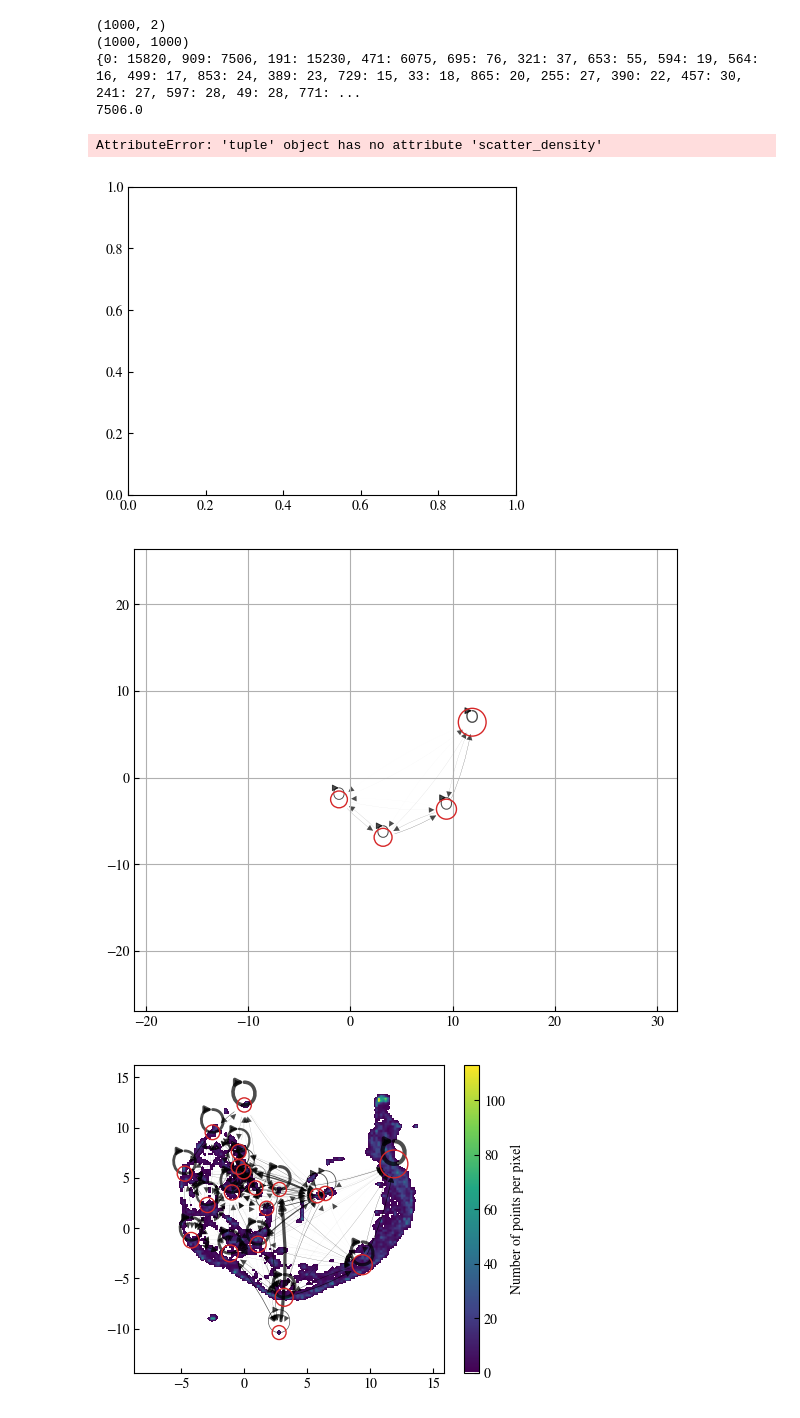
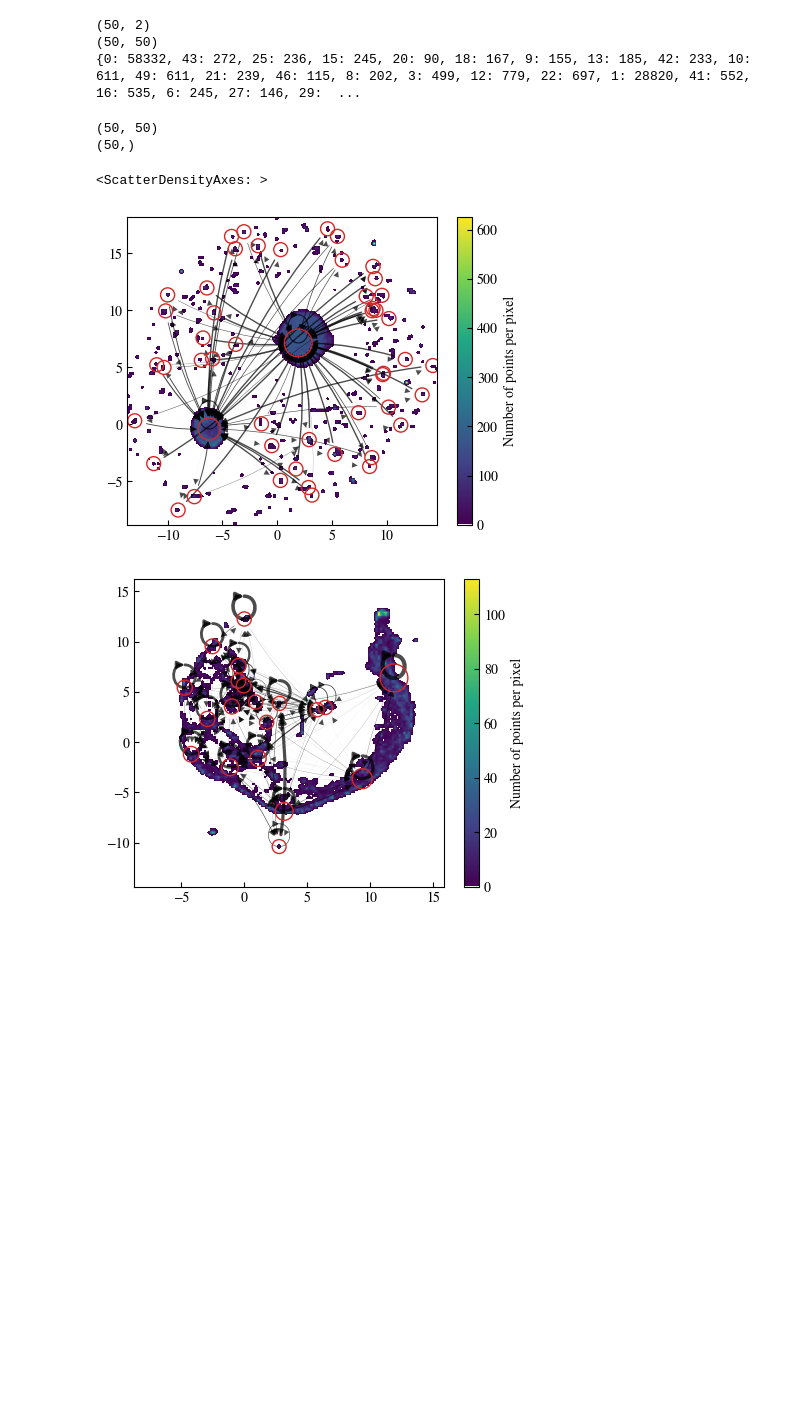
Before and after one commit to HugoLeRoy94/ClusterAnalysis, a Jupyter notebook: figures/graph.ipynb, the cells around one changed output. Saved outputs shown, nothing was run; the diff lists cells and outputs as text; code cells hidden in the pictures; blank space fills up the shorter version.

```diff
--- a/figures/graph.ipynb
+++ b/figures/graph.ipynb
@@ -195,41 +195,44 @@ print(data[0].shape)
 print(mkvs[0].P.shape)
 print(dict(Counter(embs[i].labels)))
 
-weights = np.zeros(1000,dtype=float)
+weights = np.zeros(mkvs[0].P.shape[0],dtype=float)
 for key,values in dict(Counter(embs[i].labels)).items():
     weights[key] = values
-print(weights[909])
 # %% [output]
-(1000, 2)
-(1000, 1000)
-{0: 15820, 909: 7506, 191: 15230, 471: 6075, 695: 76, 321: 37, 653: 55, 594: 19, 564: 16, 499: 17, 853: 24, 389: 23, 729: 15, 33: 18, 865: 20, 255: 27, 390: 22, 457: 30, 241: 27, 597: 28, 49: 28, 771: ...
-7506.0
+(50, 2)
+(50, 50)
+{0: 58332, 43: 272, 25: 236, 15: 245, 20: 90, 18: 167, 9: 155, 13: 185, 42: 233, 10: 611, 49: 611, 21: 239, 46: 115, 8: 202, 3: 499, 12: 779, 22: 697, 1: 28820, 41: 552, 16: 535, 6: 245, 27: 146, 29:  ...
 # %%
 stoch_mat = mkvs[0].P
 #weight_tot = np.sum(weights)
 #for i in range(stoch_mat.shape[0]):
 #    stoch_mat[i] = stoch_mat[i] * weights[i]/weight_tot
+
+print(stoch_mat.shape)
+print(weights.shape)
+# %% [output]
+(50, 50)
+(50,)
 # %%
 fig,ax = plt.subplots(figsize=(5,4),subplot_kw={'projection':'scatter_density'})
 
-ax = plot_microstate_graph(
+plot_microstate_graph(
     P = stoch_mat, node_weights = weights, position=data[0],
-    node_top_frac=0.2,      # e.g. 0.01 to keep top 1% nodes
+    node_top_frac=None,      # e.g. 0.01 to keep top 1% nodes
     node_min=None,           # absolute min weight to keep a node
     edge_top_frac=None,      # keep top X% edges among kept nodes
     edge_min=None,           # absolute min P_ij to keep an edge
     max_out_edges=None,      # optionally cap kept outgoing edges per node
     draw_self_loops=True,
     node_size_scale=300, node_size_min=100,
     edge_width_scale=1.0,
     with_labels=False,
-    ax=None)
+    ax=ax)
 src.viz.use_mpl_scatter_density(fig,umap_points[0][:,0],umap_points[0][:,1],ax=ax,dpi=50)
 #fig.savefig('network_20percent_with_edges.svg',bbox_inches='tight')
 # %% [output]
-AttributeError: 'tuple' object has no attribute 'scatter_density'
+<ScatterDensityAxes: >
-[figure, old version]
+[figure, new version]
-[figure, removed]
 # %%
 names = ['fed_track']
 
```
Also changed, not shown: parts of 2 cells of this notebook, 7 other files.
